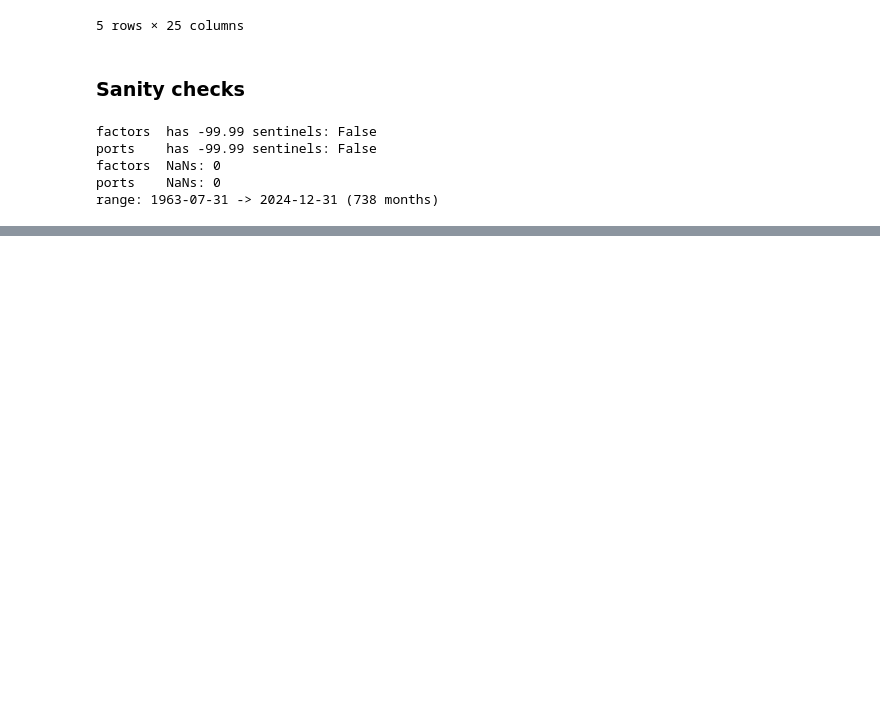
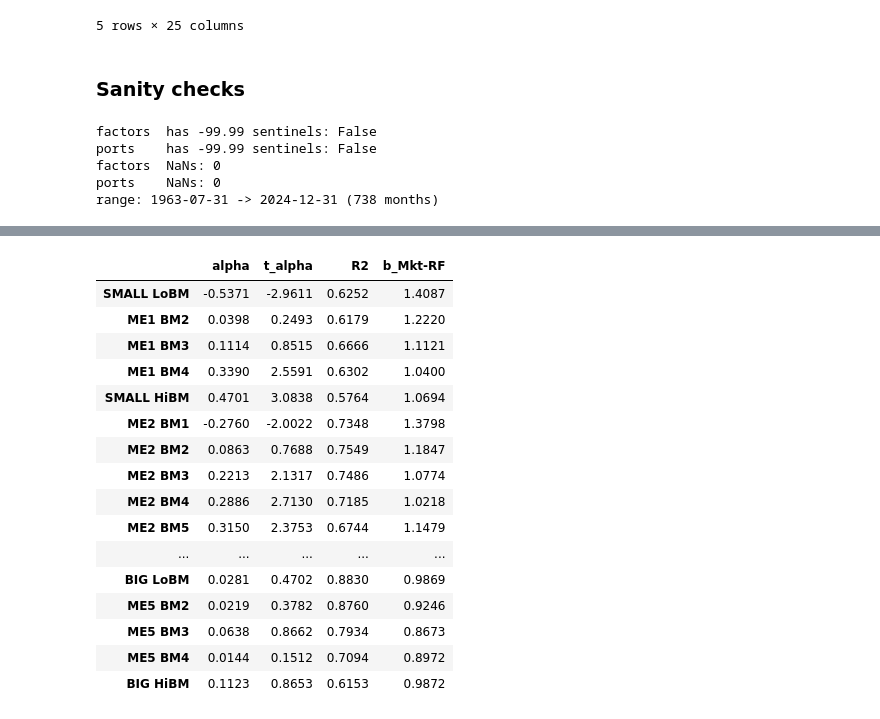
Before and after one commit to ParimahSafarian/factor-lab, a Jupyter notebook: notebooks/01_factor_models_capm_ff3_ff5.ipynb, the cells around one changed output, grey strips where cells are left out. Saved outputs shown, nothing was run; the diff lists cells and outputs as text; code cells hidden in the pictures; blank space fills up the shorter version.

Commit message:
Excess return and CAPM

```diff
--- a/notebooks/01_factor_models_capm_ff3_ff5.ipynb
+++ b/notebooks/01_factor_models_capm_ff3_ff5.ipynb
@@ -180,0 +200,7 @@ and split the factor columns into the three model specifications
+# %%
+# (a) Excess returns: subtract RF from every portfolio column
+rf = factors["RF"]
+excess = portfolios.sub(rf, axis=0)
+
+print("excess shape:", excess.shape)
+excess.head()
@@ -180,0 +273,54 @@ and split the factor columns into the three model specifications
+# %%
+import statsmodels.api as sm
+
+def run_model(excess_df, factors_df, factor_cols):
+    """OLS time-series regression of each portfolio's excess return on `factor_cols`.
+
+    Returns a DataFrame (one row per portfolio) with alpha, t(alpha), R², and betas.
+    """
+    rows = {}
+    X = sm.add_constant(factors_df[factor_cols])      # design matrix shared across portfolios
+    for col in excess_df.columns:
+        res = sm.OLS(excess_df[col], X).fit()
+        rows[col] = {
+            "alpha":   res.params["const"],
+            "t_alpha": res.tvalues["const"],
+            "R2":      res.rsquared,
+            **{f"b_{f}": res.params[f] for f in factor_cols},
+        }
+    return pd.DataFrame(rows).T
+
+def to_grid(series):
+    """Reshape a 25-vector (row-major size×B/M) into the labeled 5×5 grid."""
+    return pd.DataFrame(
+        series.values.reshape(5, 5).astype(float),
+        index=["ME1 (Small)", "ME2", "ME3", "ME4", "ME5 (Big)"],
+        columns=["BM1 (Growth)", "BM2", "BM3", "BM4", "BM5 (Value)"],
+    )
+
+# Containers we'll keep filling in Steps 4 & 5
+RESULTS = {}   # model name -> per-portfolio DataFrame
+ALPHAS  = {}   # model name -> alpha Series (for the Step 6 comparison)
+# %%
+RESULTS["CAPM"] = run_model(excess, factors, MODELS["CAPM"])
+ALPHAS["CAPM"]  = RESULTS["CAPM"]["alpha"]
+
+RESULTS["CAPM"].round(4)
+# %% [output]
+|  | alpha | t_alpha | R2 | b_Mkt-RF |
+| SMALL LoBM | -0.5371 | -2.9611 | 0.6252 | 1.4087 |
+| ME1 BM2 | 0.0398 | 0.2493 | 0.6179 | 1.2220 |
+| ME1 BM3 | 0.1114 | 0.8515 | 0.6666 | 1.1121 |
+| ME1 BM4 | 0.3390 | 2.5591 | 0.6302 | 1.0400 |
+| SMALL HiBM | 0.4701 | 3.0838 | 0.5764 | 1.0694 |
+| ME2 BM1 | -0.2760 | -2.0022 | 0.7348 | 1.3798 |
+| ME2 BM2 | 0.0863 | 0.7688 | 0.7549 | 1.1847 |
+| ME2 BM3 | 0.2213 | 2.1317 | 0.7486 | 1.0774 |
+| ME2 BM4 | 0.2886 | 2.7130 | 0.7185 | 1.0218 |
+| ME2 BM5 | 0.3150 | 2.3753 | 0.6744 | 1.1479 |
+| ... | ... | ... | ... | ... |
+| BIG LoBM | 0.0281 | 0.4702 | 0.8830 | 0.9869 |
+| ME5 BM2 | 0.0219 | 0.3782 | 0.8760 | 0.9246 |
+| ME5 BM3 | 0.0638 | 0.8662 | 0.7934 | 0.8673 |
+| ME5 BM4 | 0.0144 | 0.1512 | 0.7094 | 0.8972 |
+| BIG HiBM | 0.1123 | 0.8653 | 0.6153 | 0.9872 |
```
Also changed, not shown: parts of 12 cells of this notebook.
